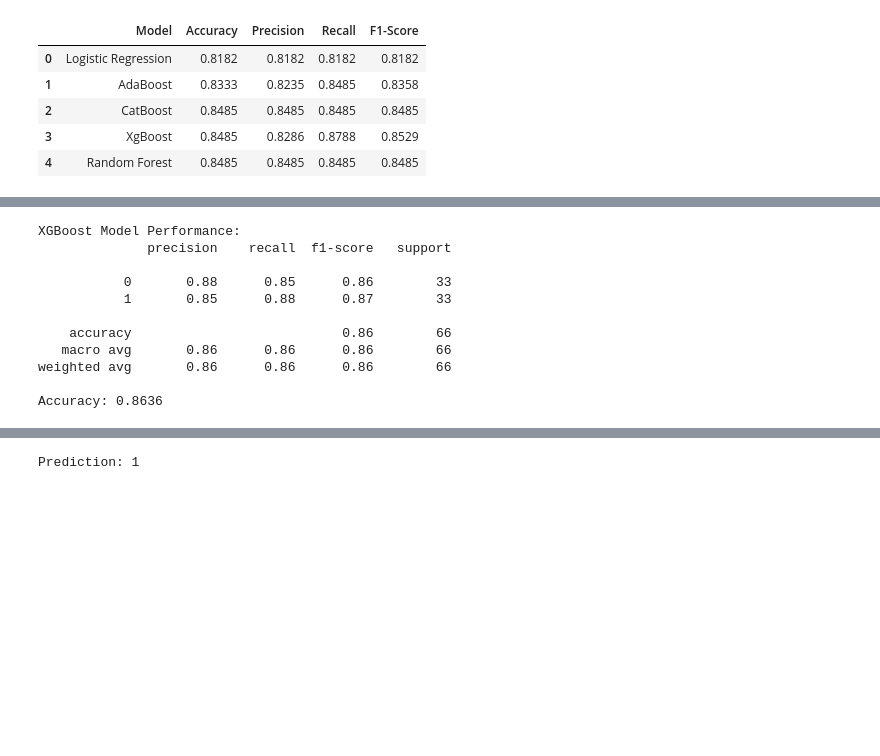
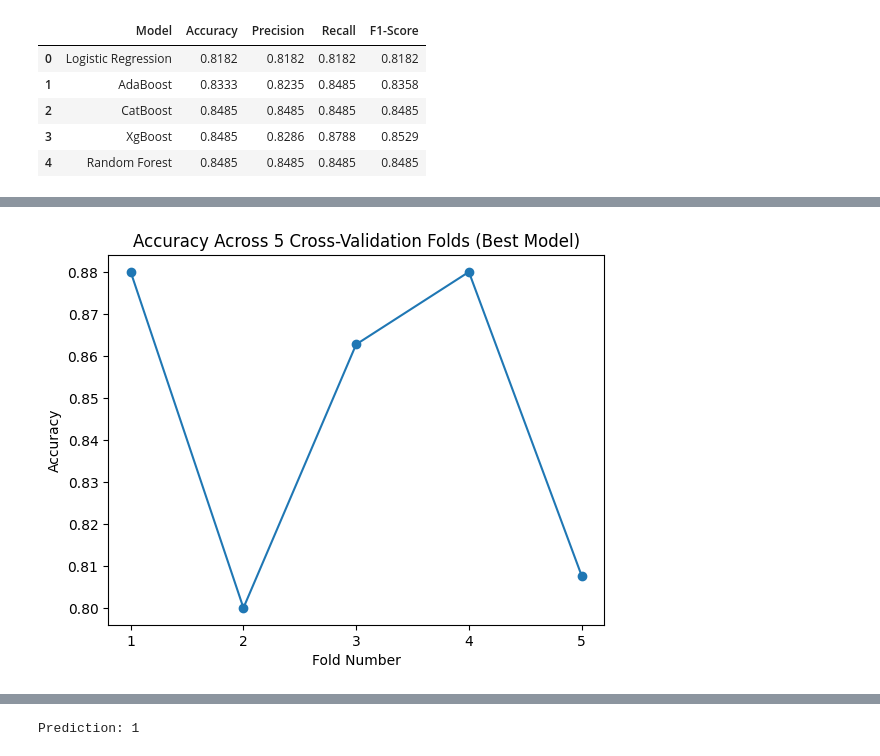
Before and after one commit to sb24ragnar/HearHealthPredictor, a Jupyter notebook: Heart.ipynb, the cells around one changed output, grey strips where cells are left out. Cells and saved outputs as stored; diff of their text form; code cells hidden in the pictures; blank space fills up the shorter version.

```diff
--- a/Heart.ipynb
+++ b/Heart.ipynb
@@ -351,17 +370,17 @@ Tuned XGBoost model saved as xgboost_model.pkl
-# %%
-y_pred_xgb = best_xgb.predict(X_test_scaled)
-print("\nXGBoost Model Performance:")
-print(classification_report(y_test, y_pred_xgb))
-print(f"Accuracy: {accuracy_score(y_test, y_pred_xgb):.4f}")
-# %% [output]
-XGBoost Model Performance:
-              precision    recall  f1-score   support
-
-           0       0.88      0.85      0.86        33
-           1       0.85      0.88      0.87        33
-
-    accuracy                           0.86        66
-   macro avg       0.86      0.86      0.86        66
-weighted avg       0.86      0.86      0.86        66
-
-Accuracy: 0.8636
+# %%
+best_idx = random_search.best_index_
+
+fold_scores = [
+    random_search.cv_results_[f"split{i}_test_score"][best_idx]
+    for i in range(5)
+]
+
+plt.figure()
+plt.plot(range(1, 6), fold_scores, marker='o')
+plt.xlabel("Fold Number")
+plt.ylabel("Accuracy")
+plt.title("Accuracy Across 5 Cross-Validation Folds (Best Model)")
+plt.xticks(range(1, 6))
+plt.show()
+# %% [output]
+[figure, added]
```
Also changed, not shown: parts of 11 cells of this notebook.
